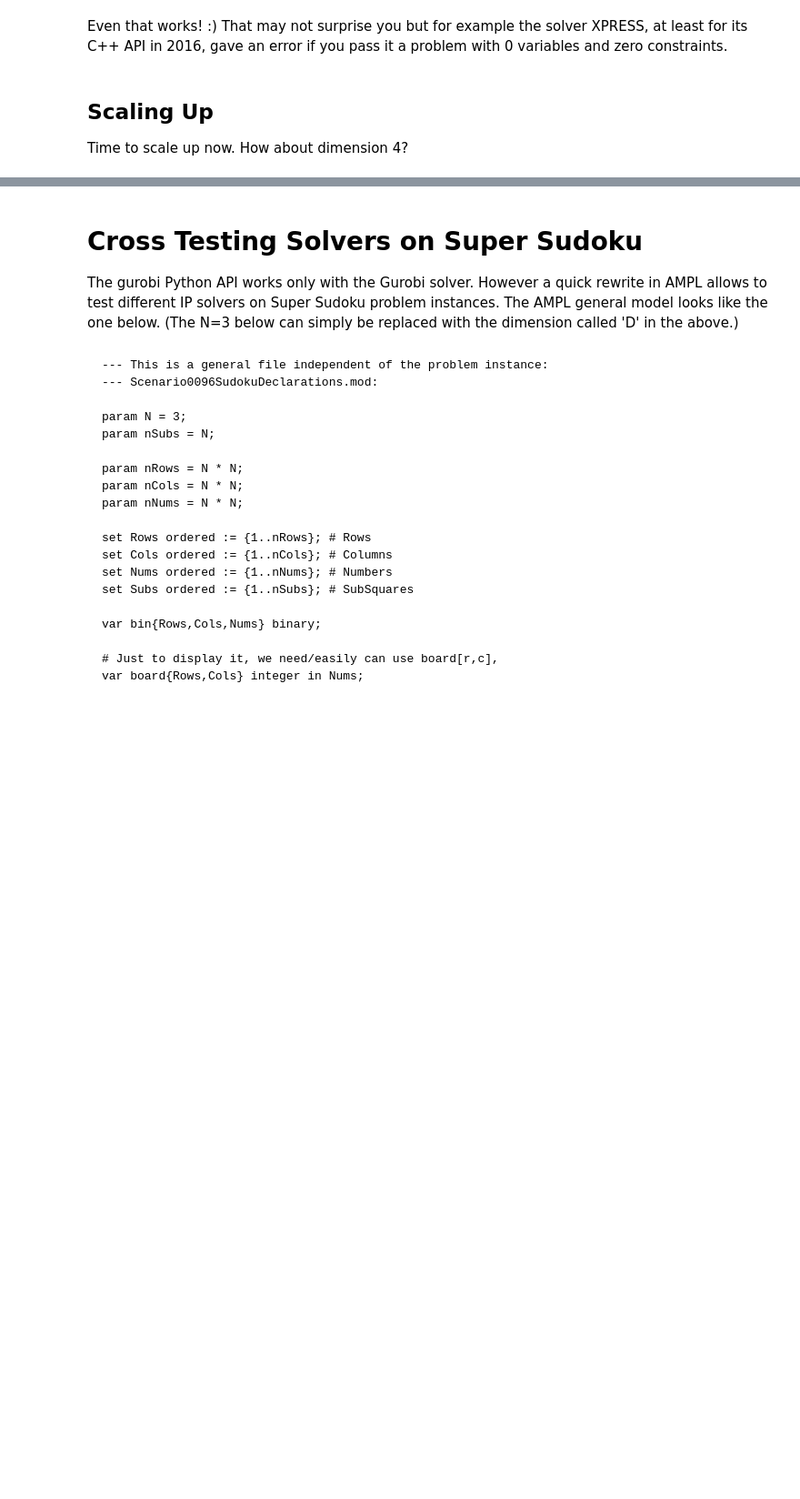
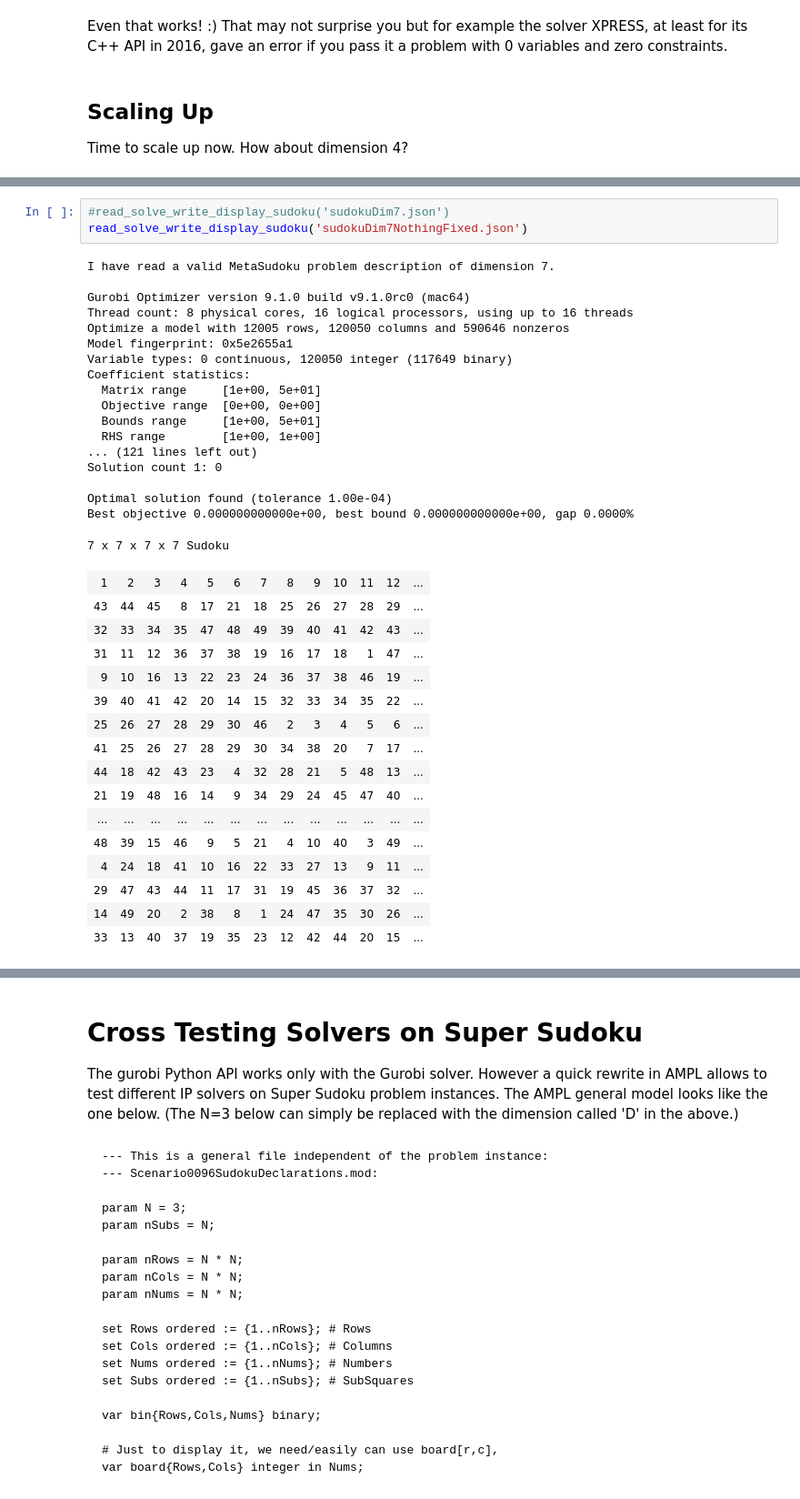
Before and after one commit to PeterSels/OnComputation, a Jupyter notebook: SuperSudoku/SuperSudoku.ipynb, the cells around one changed output, grey strips where cells are left out. Shown: that part at 91% size. Saved outputs shown, nothing was run; the diff lists cells and outputs as text; blank space fills up the shorter version.

```diff
--- a/SuperSudoku/SuperSudoku.ipynb
+++ b/SuperSudoku/SuperSudoku.ipynb
@@ -548 +815,39 @@ Time to scale up now. How about dimension 4?
+# %%
+#read_solve_write_display_sudoku('sudokuDim7.json')
+read_solve_write_display_sudoku('sudokuDim7NothingFixed.json')
+# %% [output]
+I have read a valid MetaSudoku problem description of dimension 7.
+
+Gurobi Optimizer version 9.1.0 build v9.1.0rc0 (mac64)
+Thread count: 8 physical cores, 16 logical processors, using up to 16 threads
+Optimize a model with 12005 rows, 120050 columns and 590646 nonzeros
+Model fingerprint: 0x5e2655a1
+Variable types: 0 continuous, 120050 integer (117649 binary)
+Coefficient statistics:
+  Matrix range     [1e+00, 5e+01]
+  Objective range  [0e+00, 0e+00]
+  Bounds range     [1e+00, 5e+01]
+  RHS range        [1e+00, 1e+00]
+... (121 lines left out)
+Solution count 1: 0
+
+Optimal solution found (tolerance 1.00e-04)
+Best objective 0.000000000000e+00, best bound 0.000000000000e+00, gap 0.0000%
+7 x 7 x 7 x 7 Sudoku
+| 1 | 2 | 3 | 4 | 5 | 6 | 7 | 8 | 9 | 10 | 11 | 12 | ... |
+| 43 | 44 | 45 | 8 | 17 | 21 | 18 | 25 | 26 | 27 | 28 | 29 | ... |
+| 32 | 33 | 34 | 35 | 47 | 48 | 49 | 39 | 40 | 41 | 42 | 43 | ... |
+| 31 | 11 | 12 | 36 | 37 | 38 | 19 | 16 | 17 | 18 | 1 | 47 | ... |
+| 9 | 10 | 16 | 13 | 22 | 23 | 24 | 36 | 37 | 38 | 46 | 19 | ... |
+| 39 | 40 | 41 | 42 | 20 | 14 | 15 | 32 | 33 | 34 | 35 | 22 | ... |
+| 25 | 26 | 27 | 28 | 29 | 30 | 46 | 2 | 3 | 4 | 5 | 6 | ... |
+| 41 | 25 | 26 | 27 | 28 | 29 | 30 | 34 | 38 | 20 | 7 | 17 | ... |
+| 44 | 18 | 42 | 43 | 23 | 4 | 32 | 28 | 21 | 5 | 48 | 13 | ... |
+| 21 | 19 | 48 | 16 | 14 | 9 | 34 | 29 | 24 | 45 | 47 | 40 | ... |
+| ... | ... | ... | ... | ... | ... | ... | ... | ... | ... | ... | ... | ... |
+| 48 | 39 | 15 | 46 | 9 | 5 | 21 | 4 | 10 | 40 | 3 | 49 | ... |
+| 4 | 24 | 18 | 41 | 10 | 16 | 22 | 33 | 27 | 13 | 9 | 11 | ... |
+| 29 | 47 | 43 | 44 | 11 | 17 | 31 | 19 | 45 | 36 | 37 | 32 | ... |
+| 14 | 49 | 20 | 2 | 38 | 8 | 1 | 24 | 47 | 35 | 30 | 26 | ... |
+| 33 | 13 | 40 | 37 | 19 | 35 | 23 | 12 | 42 | 44 | 20 | 15 | ... |
 # %%
```
Also changed, not shown: parts of 20 cells of this notebook, 11 other files.
